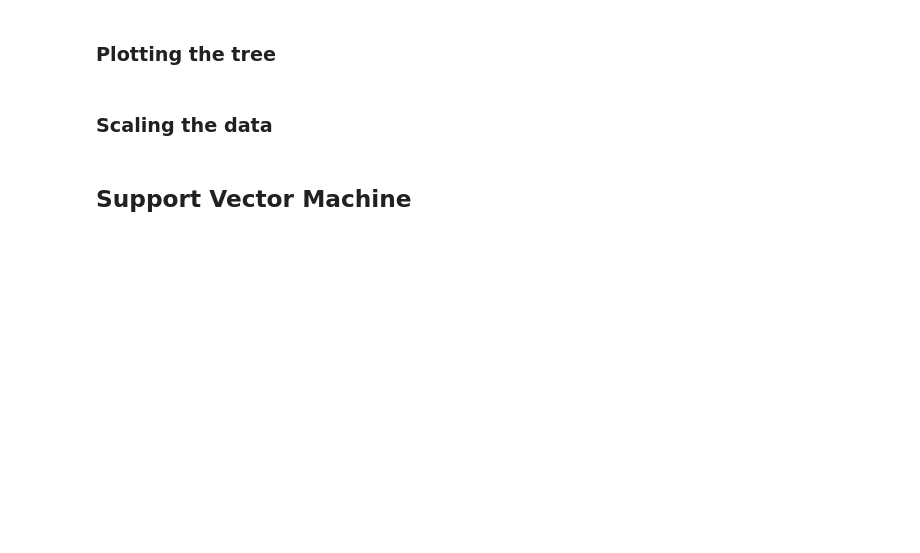
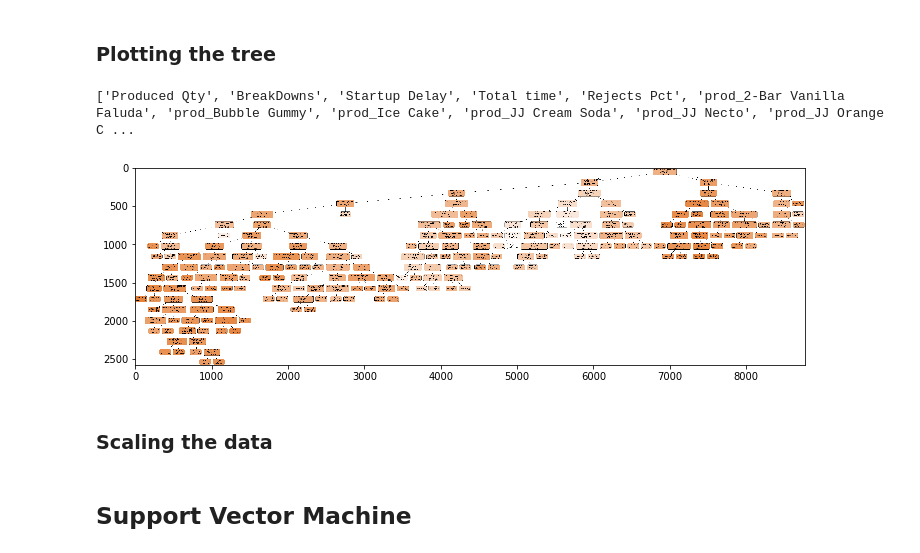
Before and after one commit to CodeProcessor/In20-S1-CS5617-project-1, a Jupyter notebook: Predictive and Prescriptive Analysis.ipynb, the cells around one changed output. Drawn from its saved outputs; the diff is of its cells as text; code cells hidden in the pictures; blank space fills up the shorter version.

```diff
--- a/Predictive and Prescriptive Analysis.ipynb
+++ b/Predictive and Prescriptive Analysis.ipynb
@@ -319,6 +319,6 @@ Fitting 3 folds for each of 100 candidates, totalling 300 fits
 # %%
-regressor = DecisionTreeRegressor(splitter="random", criterion="mse", random_state=0, min_samples_split=5,
-                                  min_samples_leaf=2, max_features=None, max_depth=80)
+regressor = DecisionTreeRegressor(splitter="best", criterion="mae", random_state=0, min_samples_split=5,
+                                  min_samples_leaf=2, max_features=None, max_depth=50)
 # regressor = DecisionTreeRegressor(random_state=0)
 print(regressor.fit(X_train,y_train))
 
@@ -348,30 +348,33 @@ Squred Error:0.0028969433249137894
 # from sklearn import tree
 # t = tree.plot_tree(regressor)
 # %%
-# import matplotlib.pyplot as plt
-# import pydotplus
-# import matplotlib.image as mpimg
-# import io
+import matplotlib.pyplot as plt
+import pydotplus
+import matplotlib.image as mpimg
+import io
 
-# from sklearn.externals.six import StringIO
-# from sklearn.tree import export_graphviz
+from sklearn.externals.six import StringIO
+from sklearn.tree import export_graphviz
 
-# dot_data = io.StringIO()
+dot_data = io.StringIO()
 
-# plot_colomns = list(df_p.columns)
-# plot_colomns.remove('OEE')
-# plot_colomns.remove('Product')
-# print(plot_colomns)
-# export_graphviz(regressor, out_file=dot_data, feature_names=plot_colomns, class_names=["OEE"], rounded=True, filled=True)
+plot_colomns = list(df_p.columns)
+plot_colomns.remove('OEE')
+plot_colomns.remove('Product')
+print(plot_colomns)
+export_graphviz(regressor, out_file=dot_data, feature_names=plot_colomns, class_names=["OEE"], rounded=True, filled=True)
 
-# filename = "tree_new.png"
-# pydotplus.graph_from_dot_data(dot_data.getvalue()).write_png(filename)
+filename = "Decision_Tree.png"
+pydotplus.graph_from_dot_data(dot_data.getvalue()).write_png(filename)
 
-# plt.figure(figsize=(12,12))
-# img = mpimg.imread(filename)
-# imgplot = plt.imshow(img)
+plt.figure(figsize=(12,12))
+img = mpimg.imread(filename)
+imgplot = plt.imshow(img)
 
-# plt.show()
+plt.show()
+# %% [output]
+['Produced Qty', 'BreakDowns', 'Startup Delay', 'Total time', 'Rejects Pct', 'prod_2-Bar Vanilla Faluda', 'prod_Bubble Gummy', 'prod_Ice Cake', 'prod_JJ Cream Soda', 'prod_JJ Necto', 'prod_JJ Orange C ...
+[figure, added]
 # %% [markdown]
 ### Scaling the data
 # %% [markdown]
```
Also changed, not shown: parts of 13 cells of this notebook, 1 other file.
